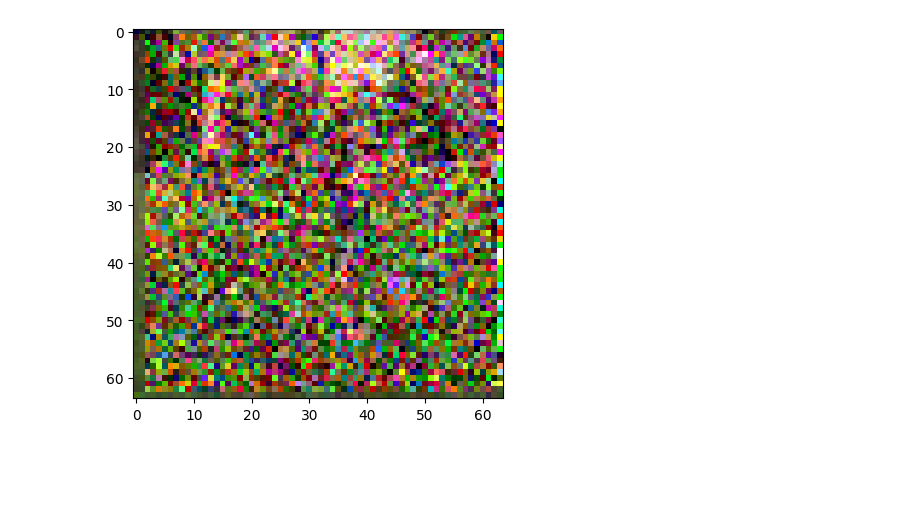
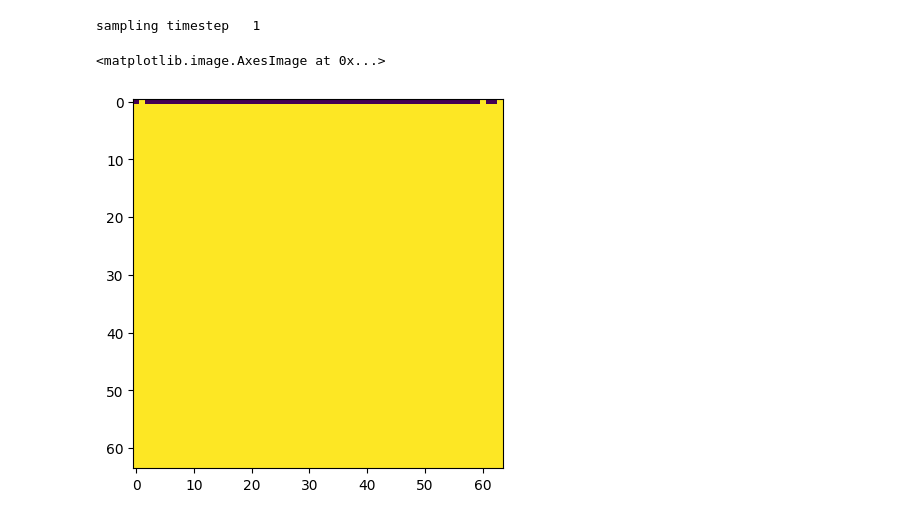
Before and after one commit to IjustAi/smartbrush, a Jupyter notebook: inference.ipynb, the cells around one changed output. Drawn from its saved outputs; the diff is of its cells as text; code cells hidden in the pictures; blank space fills up the shorter version.

```diff
--- a/inference.ipynb
+++ b/inference.ipynb
@@ -19,6 +20,6 @@ from u_net import Unet
 # %%
 device = torch.device('mps') if torch.backends.mps.is_available() else torch.device('cpu')
-timesteps = 500
+timesteps = 20
 beta1 = 1e-4
 beta2 = 0.02
 n_feat = 128
@@ -47,5 +141,4 @@ model = Unet(in_channels=3, n_feat=n_feat, n_cfeat=512, height=height).to(device
 # %%
-from PIL import Image, ImageOps
 def denoise_add_noise(x,  t, pred_noise, z=None):
     if z is None:
         z = torch.randn_like(x)
@@ -54,59 +147,64 @@ def denoise_add_noise(x,  t, pred_noise, z=None):
     return mean + noise
 
 
-
 @torch.no_grad()
-def sample_ddpm(n_sample, mask,save_rate=20):
+def sample_ddpm(n_sample,x0, mask,save_rate=20):
+    #原始数据
     samples = torch.randn(n_sample, 3, height, height).to(device)
     intermediate = []
+
     for i in range(timesteps, 0, -1):
-        samples = samples*mask+x0*(1-mask)
+        print(f'sampling timestep {i:3d}', end='\r')
         t = torch.tensor([i / timesteps])[:, None, None, None].to(device)
+        #每个时间步的噪声
         z = torch.randn_like(samples) if i > 1 else 0
 
+        noise_pred,mask_pred = model(x=samples, t=t, c=text_embeddings, mask=mask)
+        mask = (torch.sigmoid(mask_pred)>0.5).float()
 
-        eps,mask_pred = model(samples, t,text_embeddings,mask)    # predict noise e_(x_t,t)
-        mask = (torch.sigmoid(mask_pred)>0.5).float()
-        samples = denoise_add_noise(samples, i, eps, z)
+        samples = noise_pred * mask + x0 * (1-mask)
+
+
+        samples = denoise_add_noise(samples, i, noise_pred, z)
         if i % save_rate ==0 or i==timesteps or i<8:
             intermediate.append(samples.detach().cpu().numpy())
-        mask_numpy = mask.squeeze(0).permute(1, 2, 0).cpu().detach().numpy()
-        samples_numpy = samples.squeeze(0).permute(1, 2, 0).cpu().detach().numpy()
-        samples_numpy = np.clip(samples_numpy, 0,1)
-        mask_numpy = np.clip(mask_numpy,0,1)
-
-        plt.imshow(mask_numpy)
-        plt.imshow(samples_numpy)
-
-
 
     intermediate = np.stack(intermediate)
     return samples,mask, intermediate
 
 
 x0_path = '/Users/chenyufeng/desktop/girl_data/girl.png'
-mask_s_path = '/Users/chenyufeng/desktop/girl_data/3.png'
+mask_s_path = '/Users/chenyufeng/desktop/girl_data/girl_mask.png'
 
 mask_s_image = Image.open(mask_s_path)
 original_image = Image.open(x0_path)
 
 mask_s_image = mask_s_image.resize( (64,64),Image.ANTIALIAS)
 original_image = original_image.resize( (64,64), Image.ANTIALIAS)
 
 mask_s_image = ImageOps.grayscale(mask_s_image)
 
 mask_s_array = np.array(mask_s_image).astype(np.float32) / 255.0
 original_array = np.array(original_image).astype(np.float32) / 255.0
 mask_s_array = np.where(mask_s_array > 0.5, 1.0, 0.0)
 
 
-x0 = torch.tensor(original_array,dtype=torch.float32).permute(2, 0, 1).unsqueeze(0).to(device)  # (1, C, H, W) # (1, 1, H, W)
-mask = torch.tensor(mask_s_array,dtype=torch.float32).unsqueeze(0).unsqueeze(0).to(device)  # (1, 1, H, W)
+x0 = torch.tensor(original_array,dtype=torch.float32).permute(2, 0, 1).unsqueeze(0).to(device)
+mask = torch.tensor(mask_s_array,dtype=torch.float32).unsqueeze(0).unsqueeze(0).to(device)
 
 
 model.load_state_dict(torch.load(f"{save_dir}/model_epoch_100.pth", map_location=device), strict=False)
 model.eval()
 plt.clf()
-samples, mask,intermediate_ddpm = sample_ddpm(n_sample=1,mask=mask,save_rate=20)
+samples, mask,intermediate_ddpm = sample_ddpm(n_sample=1,x0=x0,mask=mask,save_rate=20)
+mask_numpy = mask.squeeze(0).permute(1, 2, 0).cpu().detach().numpy()
+samples_numpy = samples.squeeze(0).permute(1, 2, 0).cpu().detach().numpy()
+samples_numpy = np.clip(samples_numpy, 0,1)
+mask_numpy = np.clip(mask_numpy,0,1)
+
+plt.imshow(mask_numpy)
+plt.imshow(samples_numpy)
 # %% [output]
+sampling timestep   1
+<matplotlib.image.AxesImage at 0x...>
-[figure, old version]
+[figure, new version]
```
Also changed, not shown: parts of 2 cells of this notebook, 2 other files.
